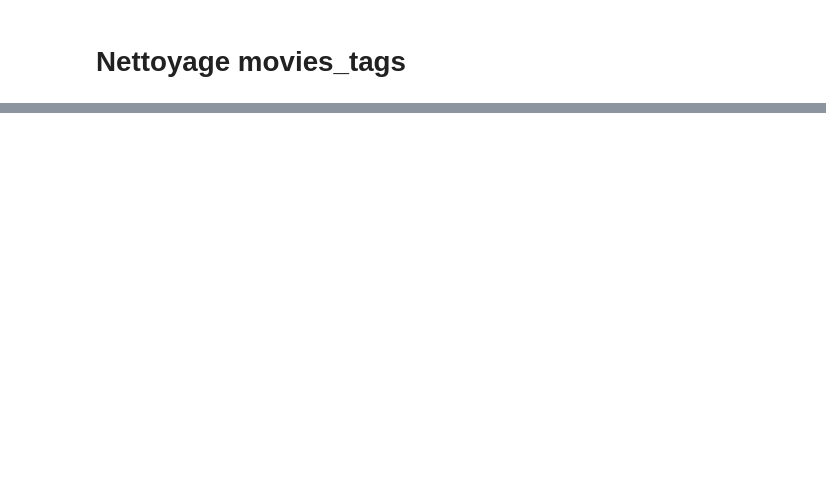
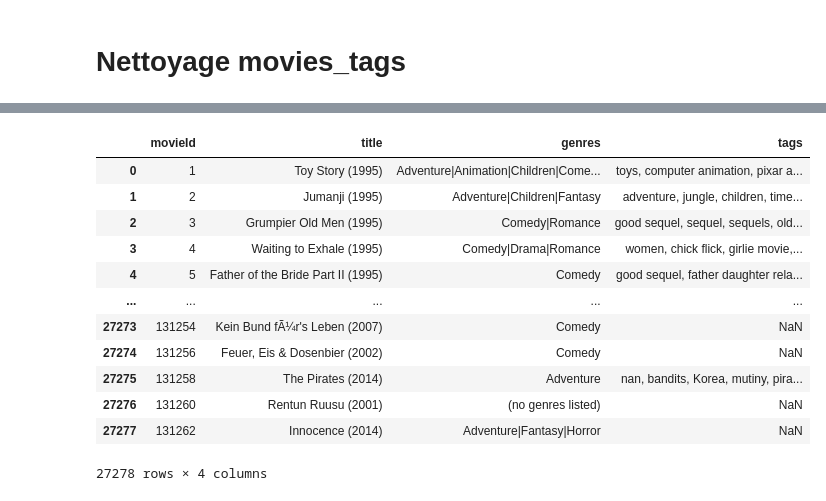
Before and after one commit to aurogail/Movie_Reco, a Jupyter notebook: notebooks/clean_movies_tags.ipynb, the cells around one changed output, grey strips where cells are left out. Drawn from its saved outputs; the diff is of its cells as text; code cells hidden in the pictures; blank space fills up the shorter version.

```diff
--- a/notebooks/clean_movies_tags.ipynb
+++ b/notebooks/clean_movies_tags.ipynb
@@ -21,0 +90,3 @@ dtype: object
+# %%
+df_top_relevance = df_tags_relevance.groupby('movieId').apply(lambda x: x.nlargest(3, 'relevance')).reset_index(drop=True)
+df_top_relevance.head()
@@ -21,0 +100,4 @@ dtype: object
+# %%
+df_top_relevance_grouped = df_top_relevance.groupby('movieId')['tag'].apply(lambda x: ', '.join(x)).reset_index()
+df_top_relevance_grouped.rename(columns={'tag': 'tags'}, inplace=True)
+df_top_relevance_grouped
@@ -21,0 +118,5 @@ dtype: object
+# %%
+df_tags['tag'] = df_tags['tag'].astype(str)
+df_tags_grouped = df_tags.groupby('movieId')['tag'].apply(lambda x: ', '.join(x)).reset_index()
+df_tags_grouped.rename(columns={'tag': 'tags'}, inplace=True)
+df_tags_grouped
@@ -21,0 +137,9 @@ dtype: object
+# %%
+df_total_tags = pd.merge(df_top_relevance_grouped, df_tags_grouped, on='movieId', how='outer')
+df_total_tags['tags_x'] = df_total_tags['tags_x'].astype(str)
+df_total_tags['tags_y'] = df_total_tags['tags_y'].astype(str)
+
+df_total_tags['tags'] = df_total_tags['tags_x'] + ', ' + df_total_tags['tags_y']
+df_total_tags.drop(['tags_x', 'tags_y'], axis=1, inplace=True)
+
+df_total_tags
@@ -21,0 +160,17 @@ dtype: object
+# %%
+df_total_tags = pd.merge(df_movies, df_total_tags, on='movieId', how='outer')
+df_total_tags
+# %% [output]
+|  | movieId | title | genres | tags |
+| 0 | 1 | Toy Story (1995) | Adventure|Animation|Children|Come... | toys, computer animation, pixar a... |
+| 1 | 2 | Jumanji (1995) | Adventure|Children|Fantasy | adventure, jungle, children, time... |
+| 2 | 3 | Grumpier Old Men (1995) | Comedy|Romance | good sequel, sequel, sequels, old... |
+| 3 | 4 | Waiting to Exhale (1995) | Comedy|Drama|Romance | women, chick flick, girlie movie,... |
+| 4 | 5 | Father of the Bride Part II (1995) | Comedy | good sequel, father daughter rela... |
+| ... | ... | ... | ... | ... |
+| 27273 | 131254 | Kein Bund fÃ¼r's Leben (2007) | Comedy | NaN |
+| 27274 | 131256 | Feuer, Eis & Dosenbier (2002) | Comedy | NaN |
+| 27275 | 131258 | The Pirates (2014) | Adventure | nan, bandits, Korea, mutiny, pira... |
+| 27276 | 131260 | Rentun Ruusu (2001) | (no genres listed) | NaN |
+| 27277 | 131262 | Innocence (2014) | Adventure|Fantasy|Horror | NaN |
+27278 rows × 4 columns
```
Also changed, not shown: parts of 26 cells of this notebook, 10 other files.
